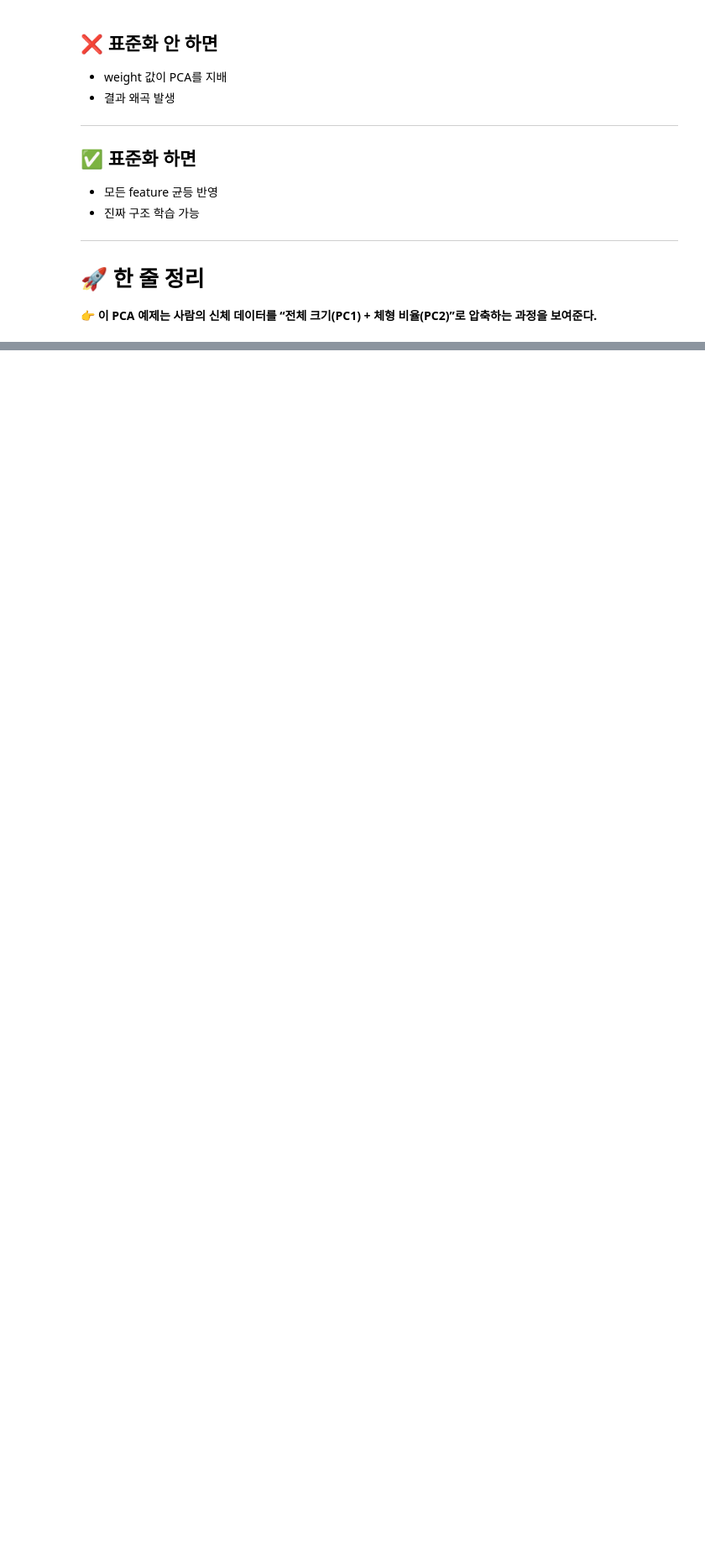
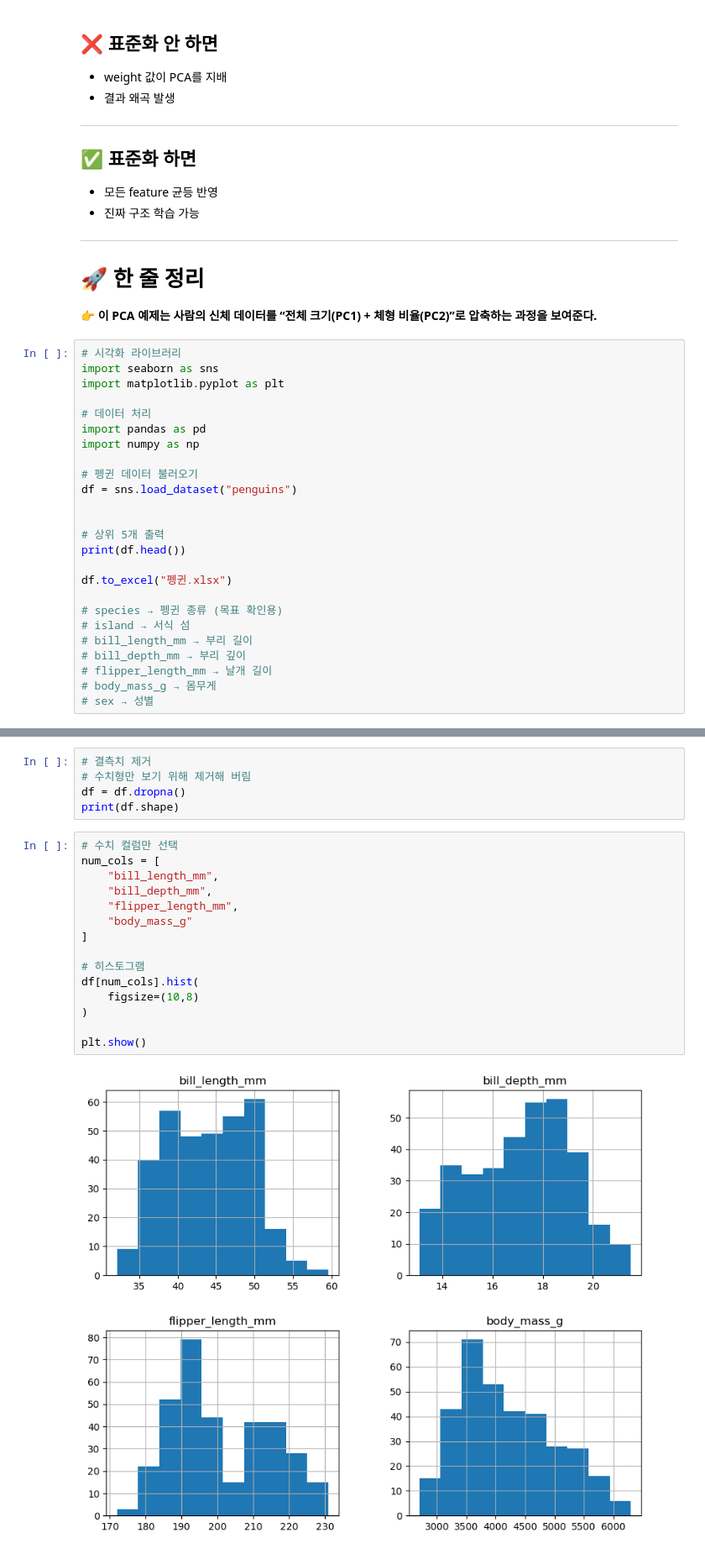
Before and after one commit to nqwrt/Gwangju-AI-Academy, a Jupyter notebook: 머신러닝-유형/비지도학습/차원축소/pca/04-PCA-폥귄예제.ipynb, the cells around one changed output, grey strips where cells are left out. Shown at 84% size. Cells and saved outputs as stored; diff of their text form; blank space fills up the shorter version.

```diff
--- a/머신러닝-유형/비지도학습/차원축소/pca/04-PCA-폥귄예제.ipynb
+++ b/머신러닝-유형/비지도학습/차원축소/pca/04-PCA-폥귄예제.ipynb
@@ -288,3 +288,28 @@ plt.show()
 # 🚀 한 줄 정리
 
 👉 **이 PCA 예제는 사람의 신체 데이터를 “전체 크기(PC1) + 체형 비율(PC2)”로 압축하는 과정을 보여준다.**
+# %%
+# 시각화 라이브러리
+import seaborn as sns
+import matplotlib.pyplot as plt
+
+# 데이터 처리
+import pandas as pd
+import numpy as np
+
+# 펭귄 데이터 불러오기
+df = sns.load_dataset("penguins")
+
+
+# 상위 5개 출력
+print(df.head())
+
+df.to_excel("펭귄.xlsx")
+
+# species → 펭귄 종류 (목표 확인용)
+# island → 서식 섬
+# bill_length_mm → 부리 길이
+# bill_depth_mm → 부리 깊이
+# flipper_length_mm → 날개 길이
+# body_mass_g → 몸무게
+# sex → 성별
@@ -290,0 +367,22 @@ plt.show()
+# %%
+# 결측치 제거
+# 수치형만 보기 위해 제거해 버림
+df = df.dropna()
+print(df.shape)
+# %%
+# 수치 컬럼만 선택
+num_cols = [
+    "bill_length_mm",
+    "bill_depth_mm",
+    "flipper_length_mm",
+    "body_mass_g"
+]
+
+# 히스토그램
+df[num_cols].hist(
+    figsize=(10,8)
+)
+
+plt.show()
+# %% [output]
+[figure, added]
```
Also changed, not shown: parts of 3 cells of this notebook, 2 other files.
